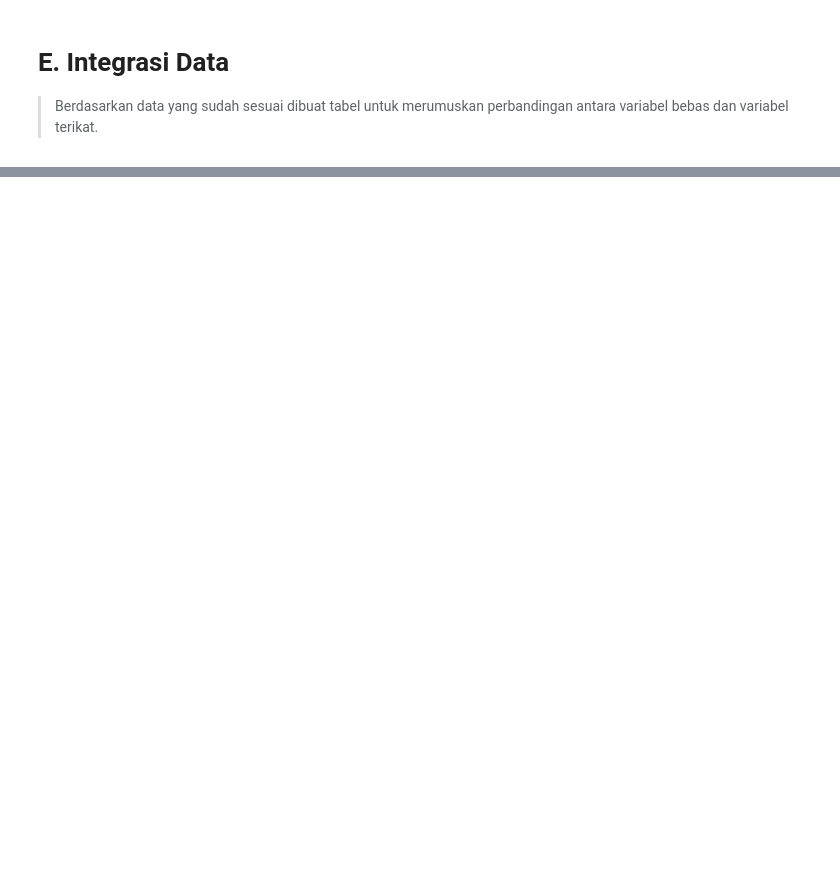
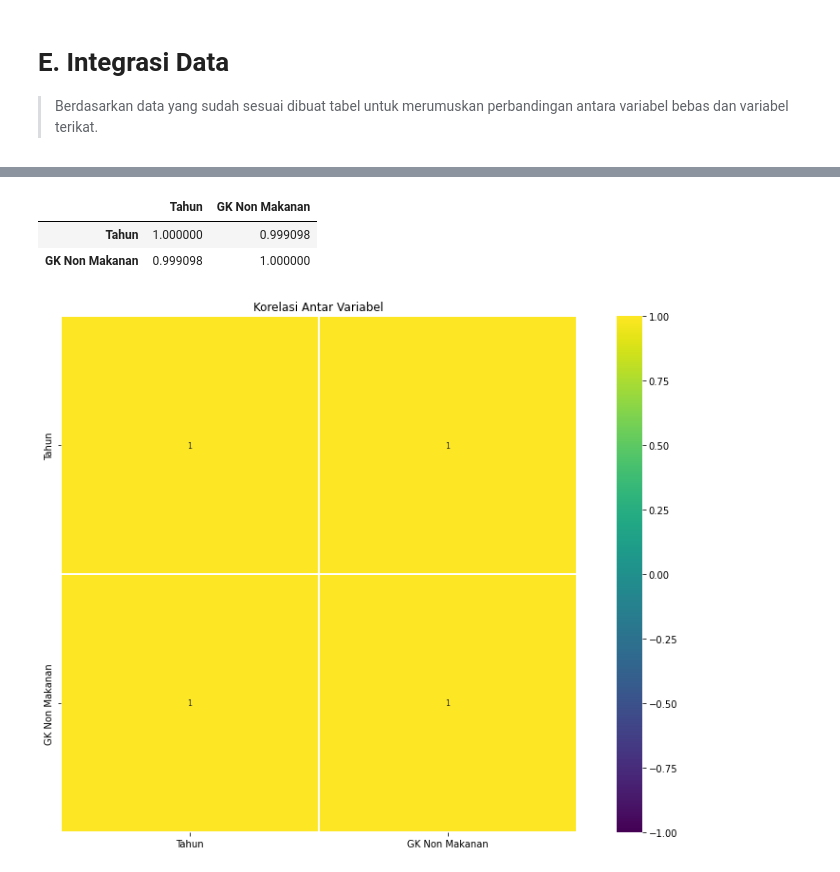
Before and after one commit to ReyhanAfrizal/No-Poverty-Indonesia-Kelompok-2, a Jupyter notebook: Tubes_Visdas_2.ipynb, the cells around one changed output, grey strips where cells are left out. Saved outputs shown, nothing was run; the diff lists cells and outputs as text; code cells hidden in the pictures; blank space fills up the shorter version.

```diff
--- a/Tubes_Visdas_2.ipynb
+++ b/Tubes_Visdas_2.ipynb
@@ -365,0 +432,14 @@ test5
+# %%
+test2.corr()
+# %% [output]
+|  | Tahun | GK Non Makanan |
+| Tahun | 1.000000 | 0.999098 |
+| GK Non Makanan | 0.999098 | 1.000000 |
+# %%
+korelasi = test2.corr()
+plt.figure(figsize=(15, 10))
+sns.heatmap(korelasi[(korelasi <= 0.5) | (korelasi >= -0.8)], cmap='viridis', vmax=1.0, vmin=-1.0, linewidths=0.1,
+            annot=True, annot_kws={"size": 8}, square=True).set_title('Korelasi Antar Variabel')
+plt.show()
+# %% [output]
+[figure, added]
```
Also changed, not shown: parts of 160 cells of this notebook, 3 other files.
